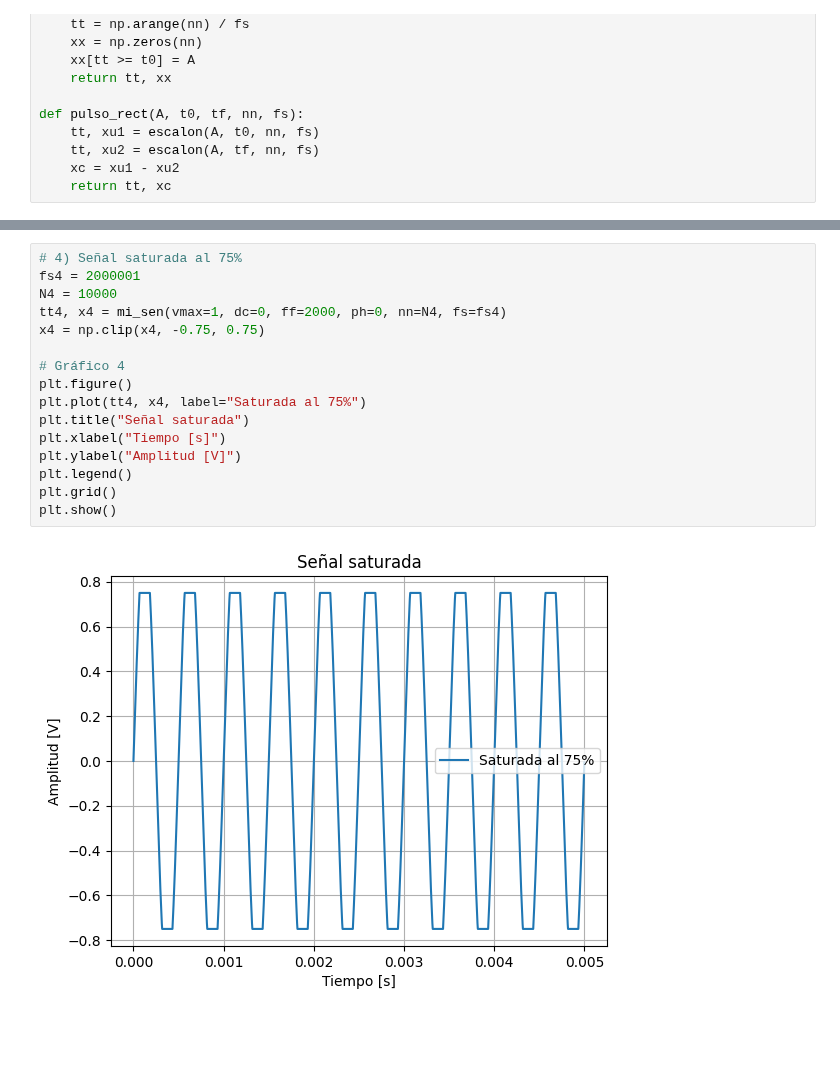
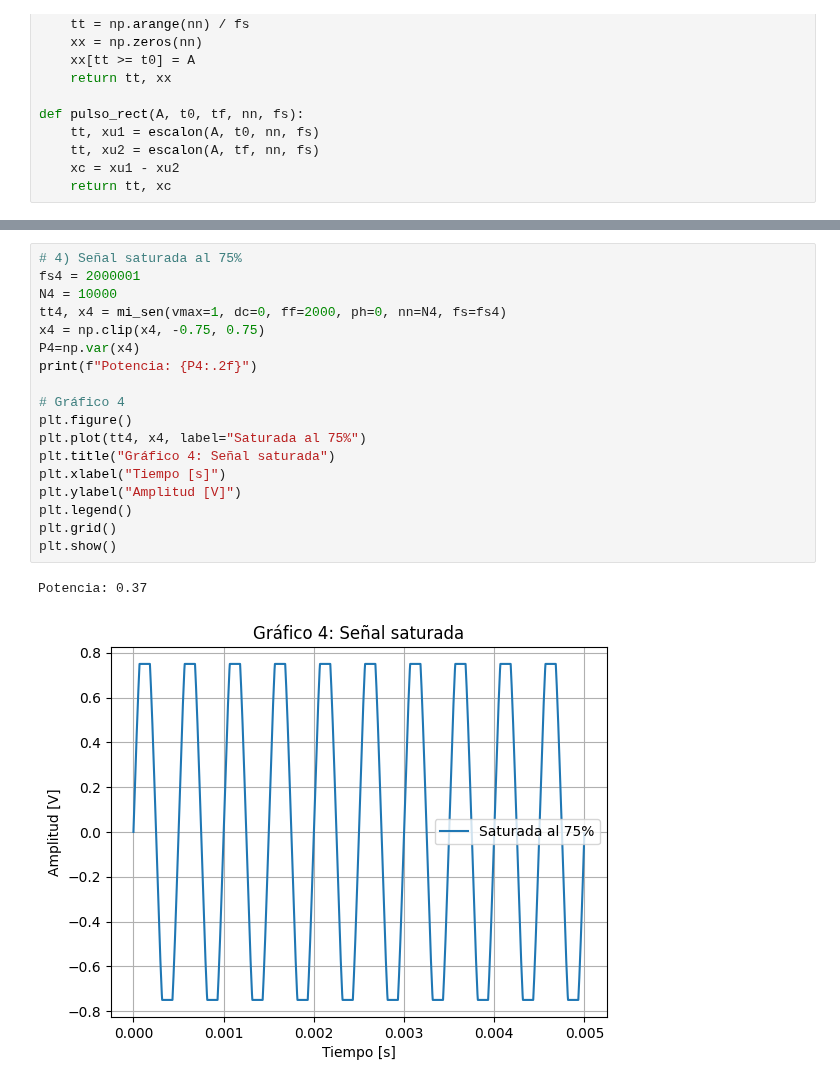
Before and after one commit to SerenaSagg/APS, a Jupyter notebook: TS1.ipynb, the cells around one changed output, grey strips where cells are left out. Drawn from its saved outputs; the diff is of its cells as text; blank space fills up the shorter version.

```diff
--- a/TS1.ipynb
+++ b/TS1.ipynb
@@ -122,18 +171,21 @@ plt.show()
 # %%
 # 4) Señal saturada al 75%
 fs4 = 2000001
 N4 = 10000
 tt4, x4 = mi_sen(vmax=1, dc=0, ff=2000, ph=0, nn=N4, fs=fs4)
 x4 = np.clip(x4, -0.75, 0.75)
+P4=np.var(x4)
+print(f"Potencia: {P4:.2f}")
 
 # Gráfico 4
 plt.figure()
 plt.plot(tt4, x4, label="Saturada al 75%")
-plt.title("Señal saturada")
+plt.title("Gráfico 4: Señal saturada")
 plt.xlabel("Tiempo [s]")
 plt.ylabel("Amplitud [V]")
 plt.legend()
 plt.grid()
 plt.show()
 # %% [output]
+Potencia: 0.37
-[figure, old version]
+[figure, new version]
```
Also changed, not shown: parts of 17 cells of this notebook, 2 other files.
